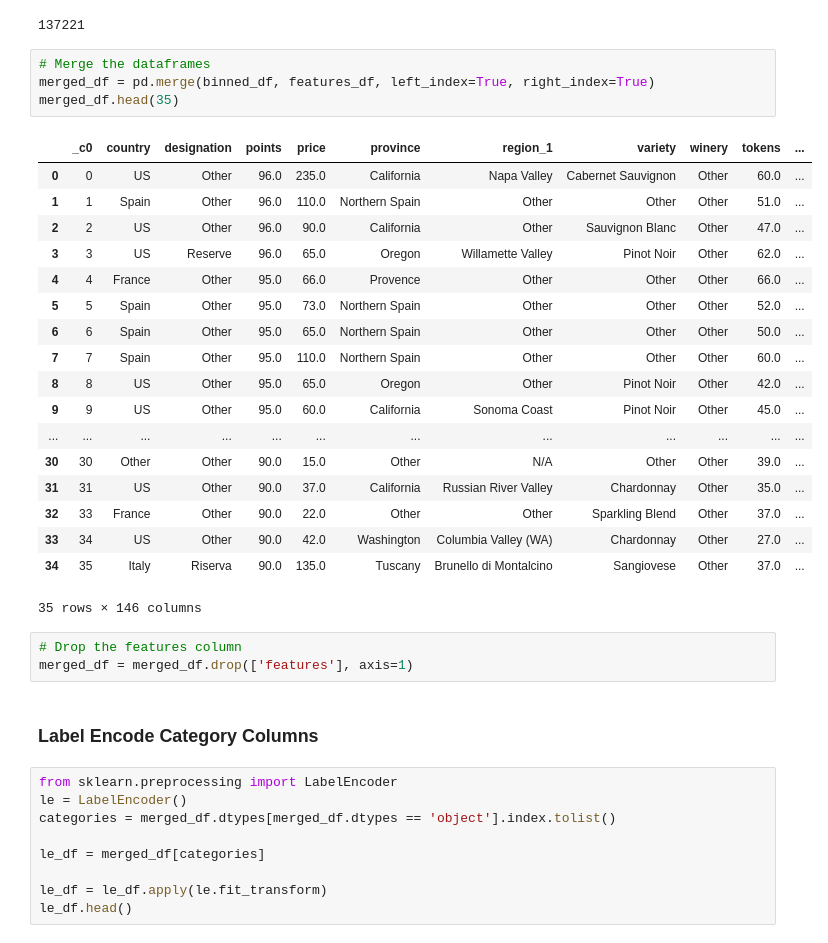
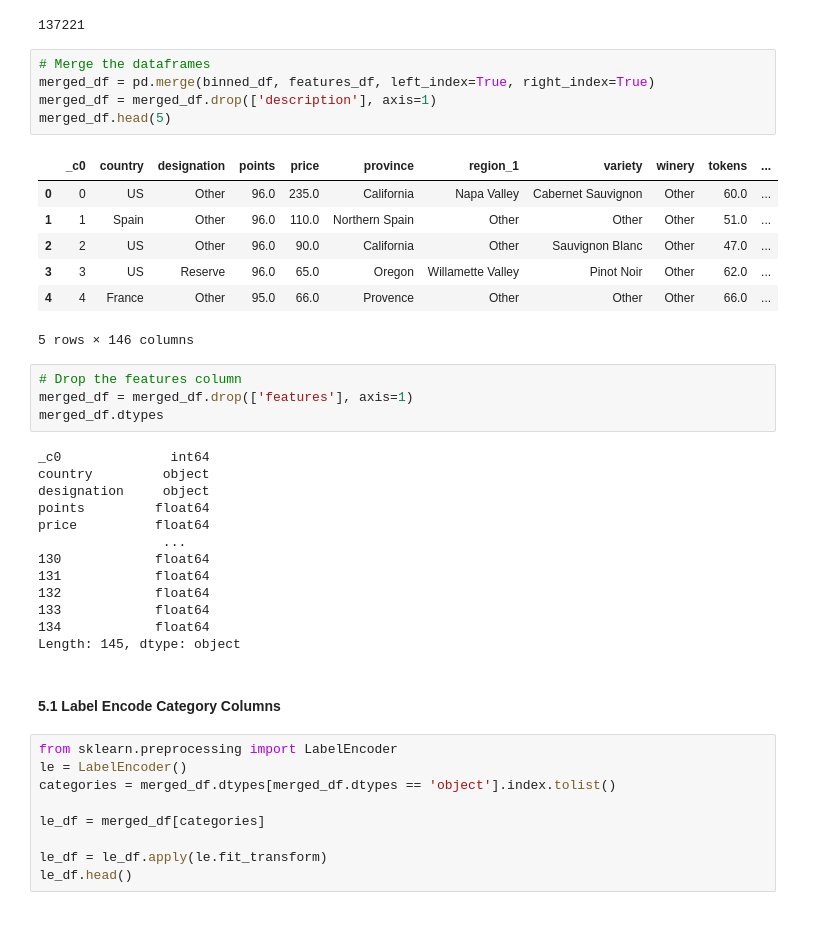
Before and after one commit to arahogc/Whats_In_A_Bottle, a Jupyter notebook: winemag_data_preprocessing.ipynb, the cells around one changed output. Saved outputs shown, nothing was run; the diff lists cells and outputs as text.

```diff
--- a/winemag_data_preprocessing.ipynb
+++ b/winemag_data_preprocessing.ipynb
@@ -1253,31 +1312,35 @@ len(binned_df)
 # %%
 # Merge the dataframes
 merged_df = pd.merge(binned_df, features_df, left_index=True, right_index=True)
-merged_df.head(35)
+merged_df = merged_df.drop(['description'], axis=1)
+merged_df.head(5)
 # %% [output]
 |  | _c0 | country | designation | points | price | province | region_1 | variety | winery | tokens | ... |
 | 0 | 0 | US | Other | 96.0 | 235.0 | California | Napa Valley | Cabernet Sauvignon | Other | 60.0 | ... |
 | 1 | 1 | Spain | Other | 96.0 | 110.0 | Northern Spain | Other | Other | Other | 51.0 | ... |
 | 2 | 2 | US | Other | 96.0 | 90.0 | California | Other | Sauvignon Blanc | Other | 47.0 | ... |
 | 3 | 3 | US | Reserve | 96.0 | 65.0 | Oregon | Willamette Valley | Pinot Noir | Other | 62.0 | ... |
 | 4 | 4 | France | Other | 95.0 | 66.0 | Provence | Other | Other | Other | 66.0 | ... |
-| 5 | 5 | Spain | Other | 95.0 | 73.0 | Northern Spain | Other | Other | Other | 52.0 | ... |
-| 6 | 6 | Spain | Other | 95.0 | 65.0 | Northern Spain | Other | Other | Other | 50.0 | ... |
-| 7 | 7 | Spain | Other | 95.0 | 110.0 | Northern Spain | Other | Other | Other | 60.0 | ... |
-| 8 | 8 | US | Other | 95.0 | 65.0 | Oregon | Other | Pinot Noir | Other | 42.0 | ... |
-| 9 | 9 | US | Other | 95.0 | 60.0 | California | Sonoma Coast | Pinot Noir | Other | 45.0 | ... |
-| ... | ... | ... | ... | ... | ... | ... | ... | ... | ... | ... | ... |
-| 30 | 30 | Other | Other | 90.0 | 15.0 | Other | N/A | Other | Other | 39.0 | ... |
-| 31 | 31 | US | Other | 90.0 | 37.0 | California | Russian River Valley | Chardonnay | Other | 35.0 | ... |
-| 32 | 33 | France | Other | 90.0 | 22.0 | Other | Other | Sparkling Blend | Other | 37.0 | ... |
-| 33 | 34 | US | Other | 90.0 | 42.0 | Washington | Columbia Valley (WA) | Chardonnay | Other | 27.0 | ... |
-| 34 | 35 | Italy | Riserva | 90.0 | 135.0 | Tuscany | Brunello di Montalcino | Sangiovese | Other | 37.0 | ... |
-35 rows × 146 columns
+5 rows × 146 columns
 # %%
 # Drop the features column
 merged_df = merged_df.drop(['features'], axis=1)
+merged_df.dtypes
+# %% [output]
+_c0              int64
+country         object
+designation     object
+points         float64
+price          float64
+                ...
+130            float64
+131            float64
+132            float64
+133            float64
+134            float64
+Length: 145, dtype: object
 # %% [markdown]
-### **Label Encode Category Columns**
+#### 5.1 Label Encode Category Columns
 # %%
 from sklearn.preprocessing import LabelEncoder
 le = LabelEncoder()
```
Also changed, not shown: parts of 79 cells of this notebook.
